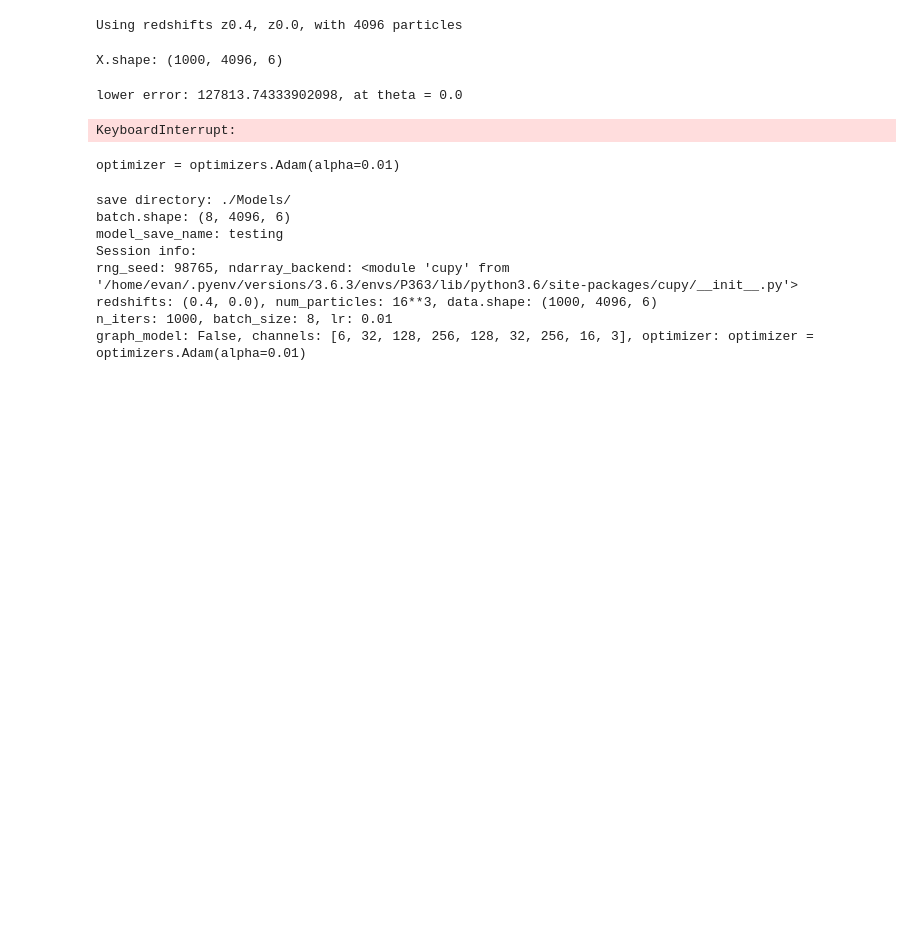
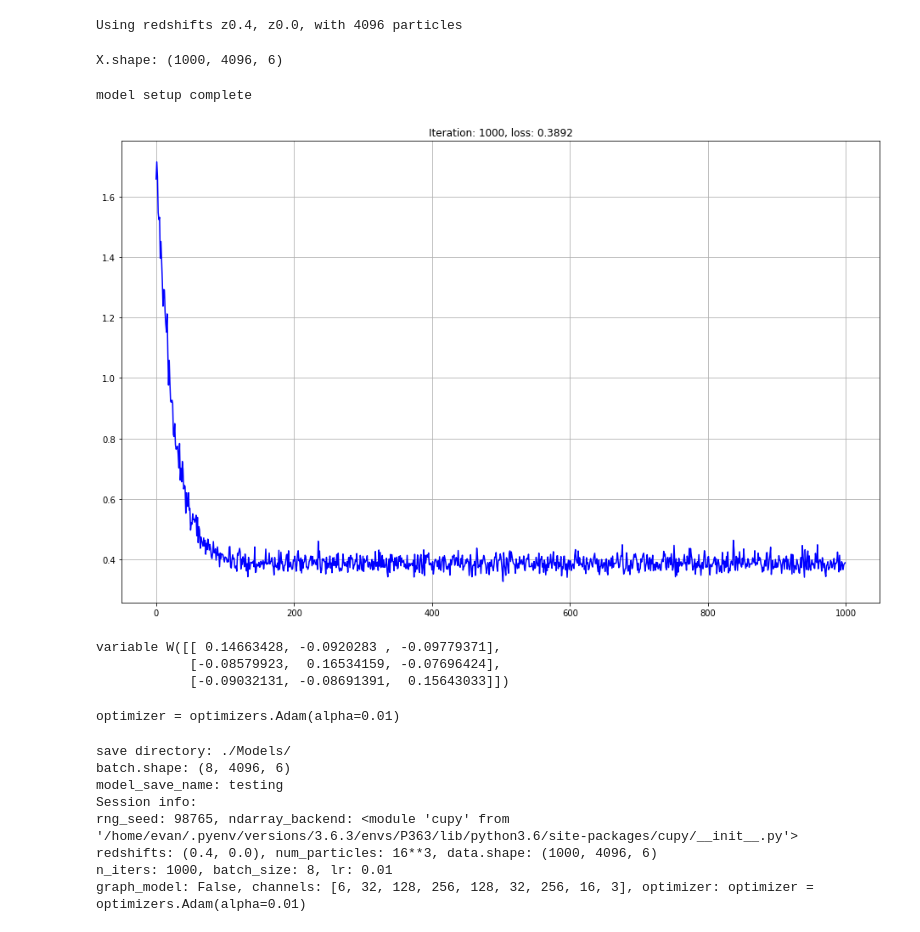
Before and after one commit to evdcush/N-Body_PointCloudEvolution, a Jupyter notebook: evaluation.ipynb, the cells around one changed output. Cells and saved outputs as stored; diff of their text form; code cells hidden in the pictures; blank space fills up the shorter version.

Commit message:
tested both scalar and vector theta, clearly worse than model

```diff
--- a/evaluation.ipynb
+++ b/evaluation.ipynb
@@ -53,6 +53,7 @@ two approaches for theta:
  1: theta is scalar
  2: theta is vector
 '''
+"""
 min_theta = (0,100000000.0)
 theta_vals = np.random.randn(3000)
 theta_vals[0] = 0.0
@@ -66,6 +67,5 @@ for idx, theta in enumerate(theta_vals):
     if cur_error < min_theta[1]:
         print('lower error: {}, at theta = {}'.format(cur_error, theta))
         min_theta = (theta, cur_error)
+"""
+cat = 3
-# %% [output]
-lower error: 127813.74333902098, at theta = 0.0
-KeyboardInterrupt:
@@ -94,10 +73,10 @@ theta_error = lambda x_hat, y_coo: F.sum(F.squared_difference(x_hat, y_coo))
 '''Model setup'''
 lr = 0.01
 seed_rng(rng_seed)
-theta_model = ThetaModel()
-model.to_gpu()
-optimizer = optimizers.Adam(alpha=lr)
-optimizer.setup(model)
+vel_model = models.VelocityBias()
+vel_model.to_gpu()
+vel_optimizer = optimizers.Adam(alpha=lr)
+vel_optimizer.setup(vel_model)
 
 '''Training setup'''
 model_dir = './Evaluation/'
@@ -108,6 +87,9 @@ seed_rng(rng_seed)
 x_in, x_true = next_minibatch([X,Y], batch_size)
 model_name = 'theta_model_'
 loss_history = np.zeros((n_iters), dtype=np.float32)
+print('model setup complete')
+# %% [output]
+model setup complete
 # %%
 '''
 Training theta
@@ -118,48 +100,52 @@ loss_ax = loss_fig.add_subplot(111)
 loss_ax.set_xlabel('Iterations')
 loss_ax.set_ylabel('Sum Error')
 
 for cur_iter in range(1, n_iters + 1):
-    model.zerograds()
+    vel_model.zerograds()
     idx_iter = cur_iter-1
     save_cond = (cur_iter % 10 == 0)
     # create mini-batches for training
     _x_in, _x_true = next_minibatch([X,Y], batch_size)
+    _x_true = np.copy(_x_true[...,3:])
     x_in, x_true   = to_variable([_x_in, _x_true])
 
     # get prediction and loss
-    graphNN = None
-    if use_graph:
-        graphNN = graph_ops.GraphNN(_x_in, *nn_search_type)
-    x_hat = model(x_in, graphNN=graphNN, add=True) # prediction
-
-    loss = nn.get_MSE(x_hat, x_true, boundary=bound)
+    x_hat = vel_model(x_in)
+    loss = nn.get_bounded_MSE(x_hat, x_true, bound)
 
     # backprop and update
     loss.backward()
-    optimizer.update()
+    vel_optimizer.update()
     # save loss history
     loss_history[idx_iter] = cuda.to_cpu(loss.data)
     # Plot loss and save current model weights
     if save_cond:
         #print('{0:^4}    {1:^5}    {2:^4}'.format(cur_iter, loss_history[cur_iter-1], time.time()-t0))
         cur = str(cur_iter)
         np.save(model_dir + 'loss_history', loss_history)
         y = loss_history[:cur_iter]
-        yclip = .0004#np.mean(loss_history[:40])
-        xvals, y = np.arange(cur_iter), np.clip(y,0,yclip)
+        #yclip = .0004#np.mean(loss_history[:40])
+        xvals, y = np.arange(cur_iter), y#np.clip(y,0,yclip)
         plt.cla()
         plt.grid(True)
         loss_ax.plot(y, c='b')
-        poly = np.poly1d(np.polyfit(xvals, y, 4))
-        loss_ax.plot(poly(xvals), c='orange',linewidth=3)
+        #poly = np.poly1d(np.polyfit(xvals, y, 4))
+        #loss_ax.plot(poly(xvals), c='orange',linewidth=3)
         title = 'Iteration: {0}, loss: {1:.4}'.format(cur_iter, loss_history[idx_iter])
         loss_ax.set_title(title)
         display.display(plt.gcf())
         display.clear_output(wait=True)
         time.sleep(0.0001)
-        if cur_iter % 50 == 0:
-            serializers.save_npz(interm_model_dir + model_name + cur + '.model', model)
-            serializers.save_npz(interm_model_dir + model_name + cur + '.state', optimizer)
+serializers.save_npz(model_dir + model_name + '.model', vel_model)
+serializers.save_npz(model_dir + model_name + '.state', vel_optimizer)
+# %% [output]
+[figure, added]
+# %%
+vel_model.theta.W
+# %% [output]
+variable W([[ 0.14663428, -0.0920283 , -0.09779371],
+            [-0.08579923,  0.16534159, -0.07696424],
+            [-0.09032131, -0.08691391,  0.15643033]])
 # %%
 '''
 Model and optimizer params
```
Also changed, not shown: parts of 1 cell of this notebook, 1 other file.
